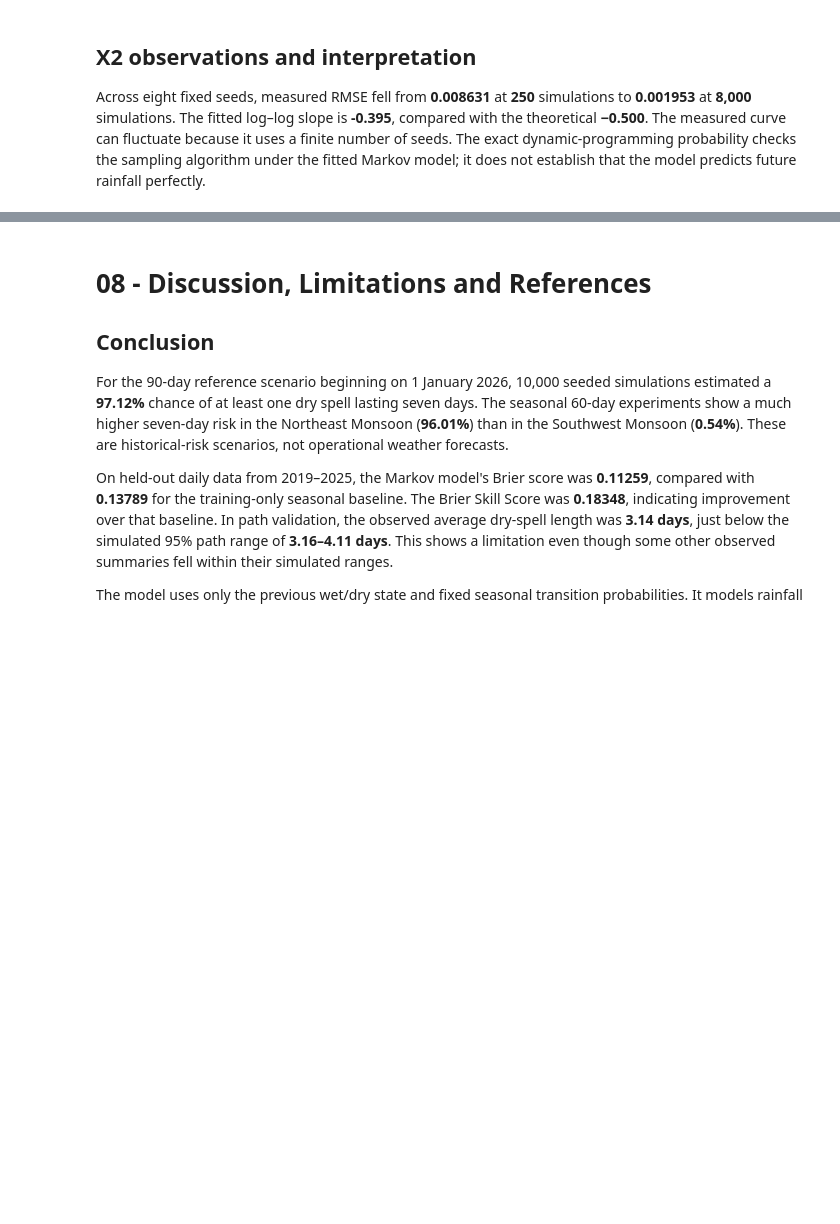
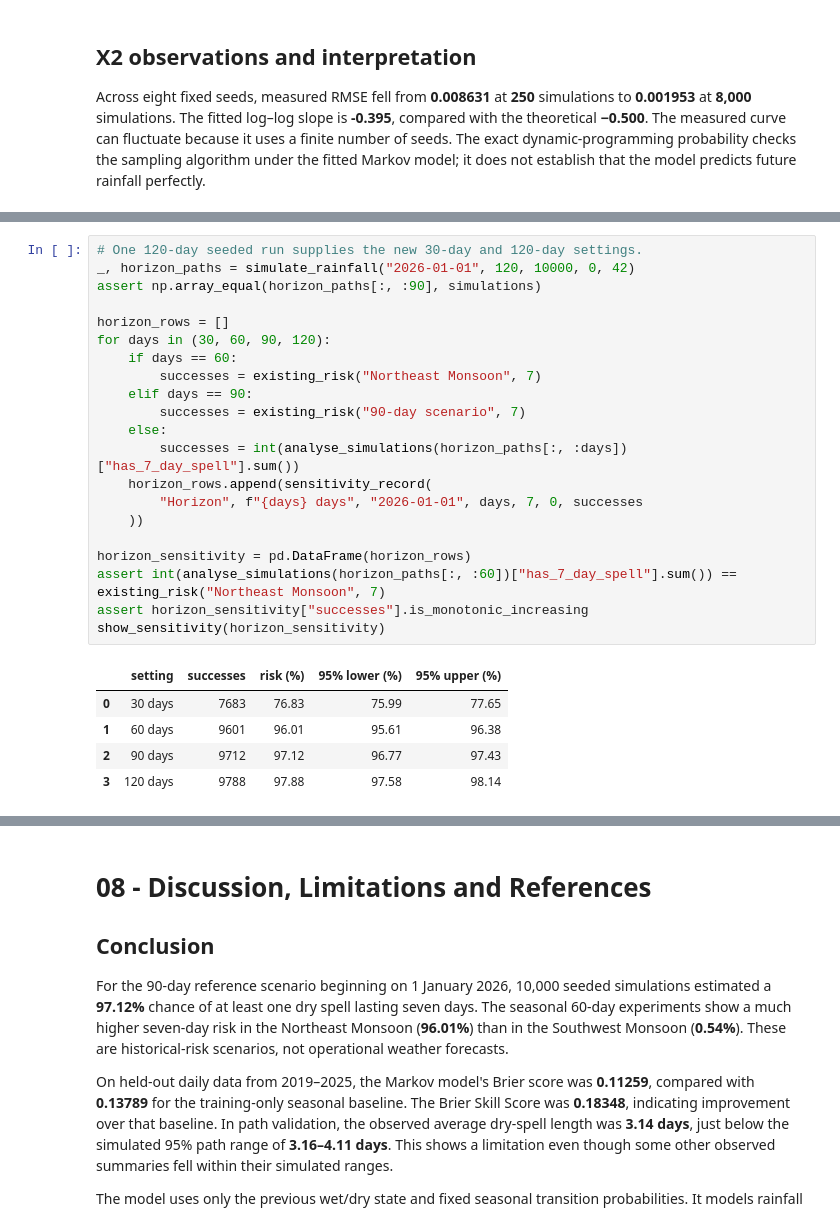
Before and after one commit to NikiniBandara/colombo-monsoon-dry-spell-simulator, a Jupyter notebook: notebook/colombo-monsoon-dry-spell-simulator.ipynb, the cells around one changed output, grey strips where cells are left out. Drawn from its saved outputs; the diff is of its cells as text; blank space fills up the shorter version.

```diff
--- a/notebook/colombo-monsoon-dry-spell-simulator.ipynb
+++ b/notebook/colombo-monsoon-dry-spell-simulator.ipynb
@@ -2382,0 +2440,27 @@ Across eight fixed seeds, measured RMSE fell from **0.008631** at **250** simula
+# %%
+# One 120-day seeded run supplies the new 30-day and 120-day settings.
+_, horizon_paths = simulate_rainfall("2026-01-01", 120, 10000, 0, 42)
+assert np.array_equal(horizon_paths[:, :90], simulations)
+
+horizon_rows = []
+for days in (30, 60, 90, 120):
+    if days == 60:
+        successes = existing_risk("Northeast Monsoon", 7)
+    elif days == 90:
+        successes = existing_risk("90-day scenario", 7)
+    else:
+        successes = int(analyse_simulations(horizon_paths[:, :days])["has_7_day_spell"].sum())
+    horizon_rows.append(sensitivity_record(
+        "Horizon", f"{days} days", "2026-01-01", days, 7, 0, successes
+    ))
+
+horizon_sensitivity = pd.DataFrame(horizon_rows)
+assert int(analyse_simulations(horizon_paths[:, :60])["has_7_day_spell"].sum()) == existing_risk("Northeast Monsoon", 7)
+assert horizon_sensitivity["successes"].is_monotonic_increasing
+show_sensitivity(horizon_sensitivity)
+# %% [output]
+|  | setting | successes | risk (%) | 95% lower (%) | 95% upper (%) |
+| 0 | 30 days | 7683 | 76.83 | 75.99 | 77.65 |
+| 1 | 60 days | 9601 | 96.01 | 95.61 | 96.38 |
+| 2 | 90 days | 9712 | 97.12 | 96.77 | 97.43 |
+| 3 | 120 days | 9788 | 97.88 | 97.58 | 98.14 |
```
Also changed, not shown: parts of 9 cells of this notebook, 3 other files.
